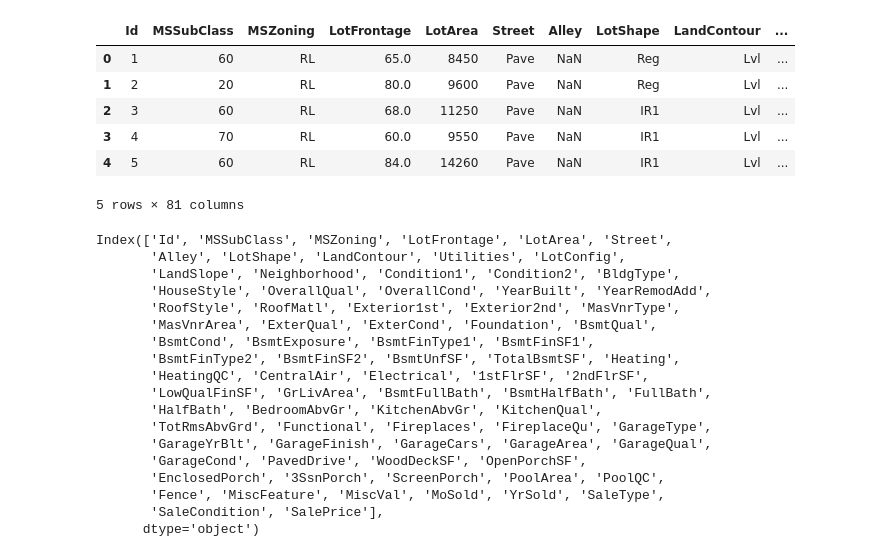
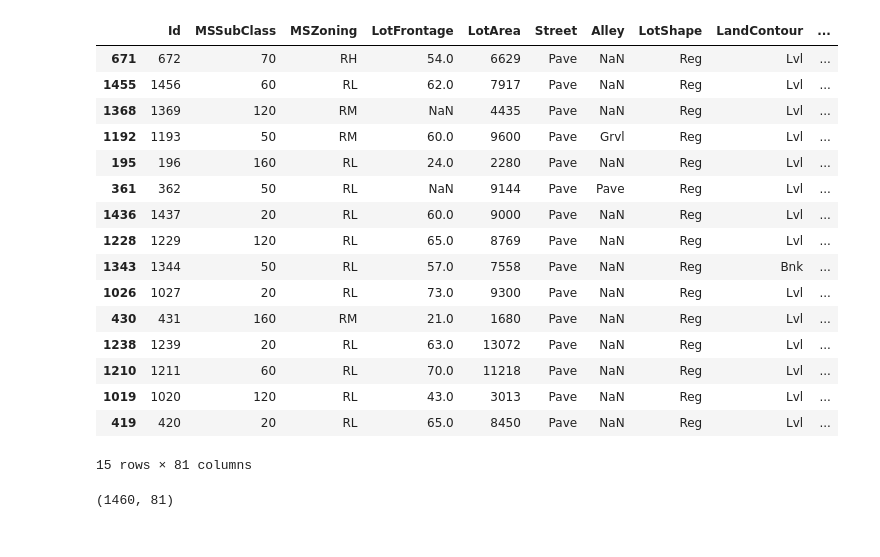
Before and after one commit to m-cheicki/ESILV_Advance_ML, a Jupyter notebook: CHEICKISMAIL_A5_DIA3_PW2_Model-Optimisation.ipynb, the cells around one changed output. Cells and saved outputs as stored; diff of their text form; code cells hidden in the pictures.

```diff
--- a/CHEICKISMAIL_A5_DIA3_PW2_Model-Optimisation.ipynb
+++ b/CHEICKISMAIL_A5_DIA3_PW2_Model-Optimisation.ipynb
@@ -35,6 +1,7 @@ WARNING: Ignoring invalid distribution -ip (d:\programs\python\python38\lib\site
 # %%
 import pandas as pd
-import seaborn as sns
+from matplotlib import pyplot
+pd.set_option('display.max_rows', 500)
 # %%
 PATH = './datasets/data_immobilier.csv'
 # %%
@@ -42,31 +30,24 @@ dataset = pd.read_csv(PATH)
 # %%
-dataset.head()
+dataset.sample(15)
 # %% [output]
 |  | Id | MSSubClass | MSZoning | LotFrontage | LotArea | Street | Alley | LotShape | LandContour | ... |
-| 0 | 1 | 60 | RL | 65.0 | 8450 | Pave | NaN | Reg | Lvl | ... |
-| 1 | 2 | 20 | RL | 80.0 | 9600 | Pave | NaN | Reg | Lvl | ... |
-| 2 | 3 | 60 | RL | 68.0 | 11250 | Pave | NaN | IR1 | Lvl | ... |
-| 3 | 4 | 70 | RL | 60.0 | 9550 | Pave | NaN | IR1 | Lvl | ... |
-| 4 | 5 | 60 | RL | 84.0 | 14260 | Pave | NaN | IR1 | Lvl | ... |
+| 671 | 672 | 70 | RH | 54.0 | 6629 | Pave | NaN | Reg | Lvl | ... |
+| 1455 | 1456 | 60 | RL | 62.0 | 7917 | Pave | NaN | Reg | Lvl | ... |
+| 1368 | 1369 | 120 | RM | NaN | 4435 | Pave | NaN | Reg | Lvl | ... |
+| 1192 | 1193 | 50 | RM | 60.0 | 9600 | Pave | Grvl | Reg | Lvl | ... |
+| 195 | 196 | 160 | RL | 24.0 | 2280 | Pave | NaN | Reg | Lvl | ... |
+| 361 | 362 | 50 | RL | NaN | 9144 | Pave | Pave | Reg | Lvl | ... |
+| 1436 | 1437 | 20 | RL | 60.0 | 9000 | Pave | NaN | Reg | Lvl | ... |
+| 1228 | 1229 | 120 | RL | 65.0 | 8769 | Pave | NaN | Reg | Lvl | ... |
+| 1343 | 1344 | 50 | RL | 57.0 | 7558 | Pave | NaN | Reg | Bnk | ... |
+| 1026 | 1027 | 20 | RL | 73.0 | 9300 | Pave | NaN | Reg | Lvl | ... |
+| 430 | 431 | 160 | RM | 21.0 | 1680 | Pave | NaN | Reg | Lvl | ... |
+| 1238 | 1239 | 20 | RL | 63.0 | 13072 | Pave | NaN | Reg | Lvl | ... |
+| 1210 | 1211 | 60 | RL | 70.0 | 11218 | Pave | NaN | Reg | Lvl | ... |
+| 1019 | 1020 | 120 | RL | 43.0 | 3013 | Pave | NaN | Reg | Lvl | ... |
+| 419 | 420 | 20 | RL | 65.0 | 8450 | Pave | NaN | Reg | Lvl | ... |
-5 rows × 81 columns
+15 rows × 81 columns
-# %%
-dataset.columns
-# %% [output]
-Index(['Id', 'MSSubClass', 'MSZoning', 'LotFrontage', 'LotArea', 'Street',
-       'Alley', 'LotShape', 'LandContour', 'Utilities', 'LotConfig',
-       'LandSlope', 'Neighborhood', 'Condition1', 'Condition2', 'BldgType',
-       'HouseStyle', 'OverallQual', 'OverallCond', 'YearBuilt', 'YearRemodAdd',
-       'RoofStyle', 'RoofMatl', 'Exterior1st', 'Exterior2nd', 'MasVnrType',
-       'MasVnrArea', 'ExterQual', 'ExterCond', 'Foundation', 'BsmtQual',
-       'BsmtCond', 'BsmtExposure', 'BsmtFinType1', 'BsmtFinSF1',
-       'BsmtFinType2', 'BsmtFinSF2', 'BsmtUnfSF', 'TotalBsmtSF', 'Heating',
-       'HeatingQC', 'CentralAir', 'Electrical', '1stFlrSF', '2ndFlrSF',
-       'LowQualFinSF', 'GrLivArea', 'BsmtFullBath', 'BsmtHalfBath', 'FullBath',
-       'HalfBath', 'BedroomAbvGr', 'KitchenAbvGr', 'KitchenQual',
-       'TotRmsAbvGrd', 'Functional', 'Fireplaces', 'FireplaceQu', 'GarageType',
-       'GarageYrBlt', 'GarageFinish', 'GarageCars', 'GarageArea', 'GarageQual',
-       'GarageCond', 'PavedDrive', 'WoodDeckSF', 'OpenPorchSF',
-       'EnclosedPorch', '3SsnPorch', 'ScreenPorch', 'PoolArea', 'PoolQC',
-       'Fence', 'MiscFeature', 'MiscVal', 'MoSold', 'YrSold', 'SaleType',
-       'SaleCondition', 'SalePrice'],
-      dtype='object')
+# %%
+dataset.shape
+# %% [output]
+(1460, 81)
```
Also changed, not shown: parts of 26 cells of this notebook.
